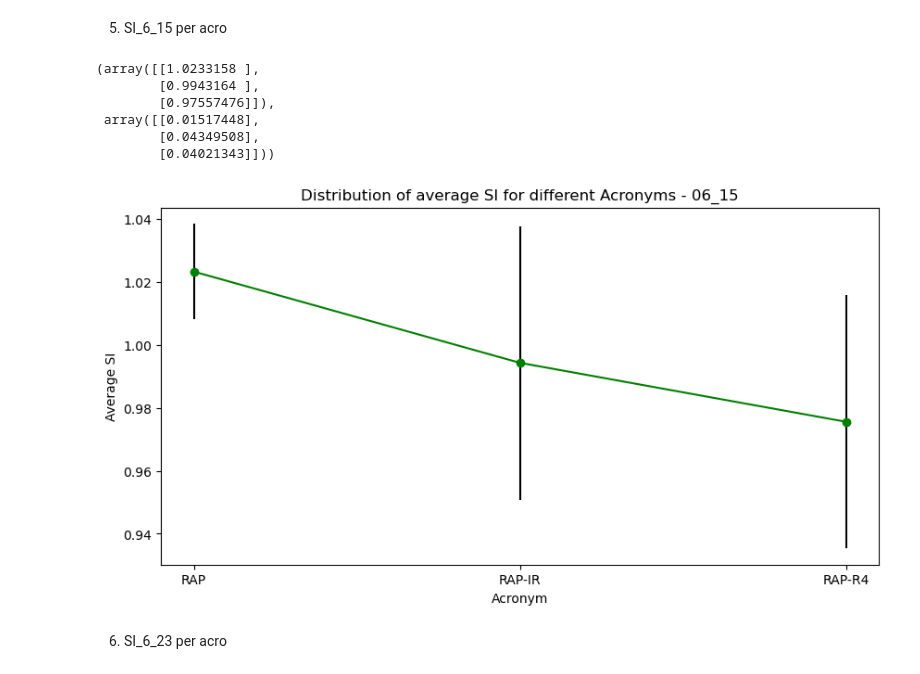
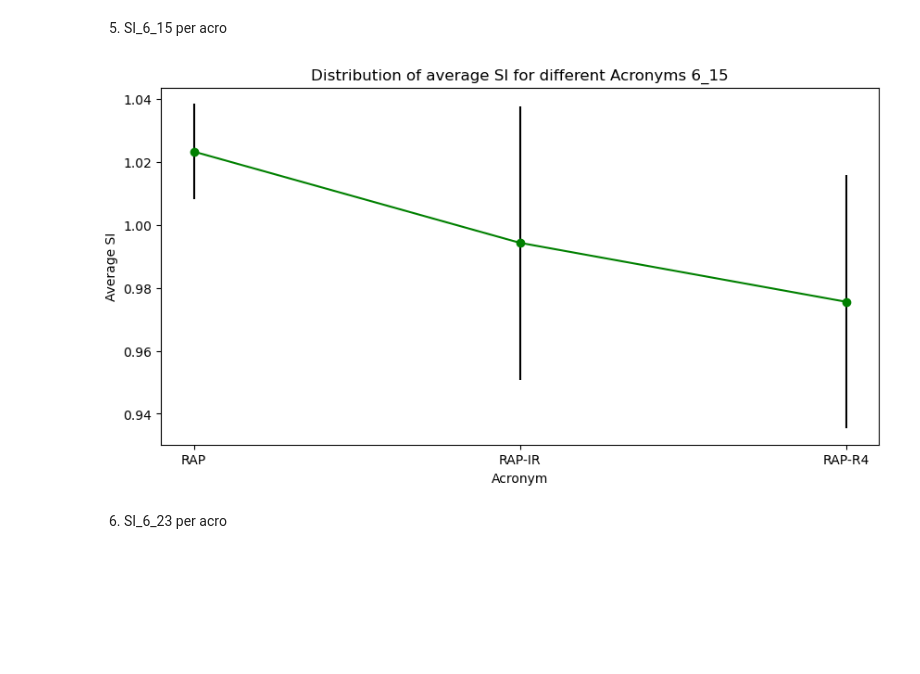
Before and after one commit to Gayara-Fernando/Summer_misc, a Jupyter notebook: Plots.ipynb, the cells around one changed output. Cells and saved outputs as stored; diff of their text form; code cells hidden in the pictures; blank space fills up the shorter version.

```diff
--- a/Plots.ipynb
+++ b/Plots.ipynb
@@ -353,2 +334,33 @@ PearsonRResult(statistic=0.09506705818927644, pvalue=0.7688423018867736)
+# %%
+# Let's do the function
+
+def averages_comparison_with_error_bars(category, variable, color_format):
+    # get the mean and the standard deviation for the variable category-wise for the category variable
+    mean_for_variable = CK_data.groupby([category]).agg({variable: "mean"})
+    sd_for_variable = CK_data.groupby([category]).agg({variable: "std"})
+
+    # Get the categories of the categorical variable
+    x_vals = list(mean_for_variable.index)
+
+
+    # create the plot
+    # plot size
+    plt.figure(figsize = (10, 5))
+    # add error bars to the means
+    plt.errorbar(x_vals, mean_for_variable.values.ravel() , yerr =sd_for_variable.values.ravel(), fmt = color_format, ecolor = "black")
+    # label x axis
+    plt.xlabel("Acronym")
+    # label y axis
+    plt.ylabel("Average SI")
+    # title the plot
+    if len(variable.split("_")[-1]) == 2:
+        var_name = variable[-4:]
+    else:
+        var_name = variable[-3:]
+    title = "Distribution of average SI for different " +  category + 's ' + var_name
+    # add the title
+    plt.title(title)
+    # show the plot
+    plt.show()
 # %% [markdown]
 5. SI_6_15 per acro
@@ -358,9 +366,0 @@ sd_vals_SI_6_15 = CK_data.groupby(["Acronym"]).agg({"SI_6_15": "std"})
-# %%
-mean_vals_SI_6_15.values, sd_vals_SI_6_15.values
-# %% [output]
-(array([[1.0233158 ],
-        [0.9943164 ],
-        [0.97557476]]),
- array([[0.01517448],
-        [0.04349508],
-        [0.04021343]]))
@@ -369,13 +367,7 @@ Acro = ['RAP', 'RAP-IR', 'RAP-R4']
-# %%
-plt.figure(figsize = (10, 5))
-plt.errorbar(Acro, mean_vals_SI_6_15.values.ravel() , yerr =sd_vals_SI_6_15.values.ravel(), fmt="g-o", ecolor = "black")
-plt.xlabel("Acronym")
-plt.ylabel("Average SI")
-plt.title("Distribution of average SI for different Acronyms - 06_15")
-
-plt.show()
-# %% [output]
-[figure, removed]
+# %%
+averages_comparison_with_error_bars("Acronym", "SI_6_15", 'g-o')
+# %% [output]
+[figure, added]
 # %% [markdown]
 6. SI_6_23 per acro
 # %%
```
Also changed, not shown: parts of 59 cells of this notebook.
